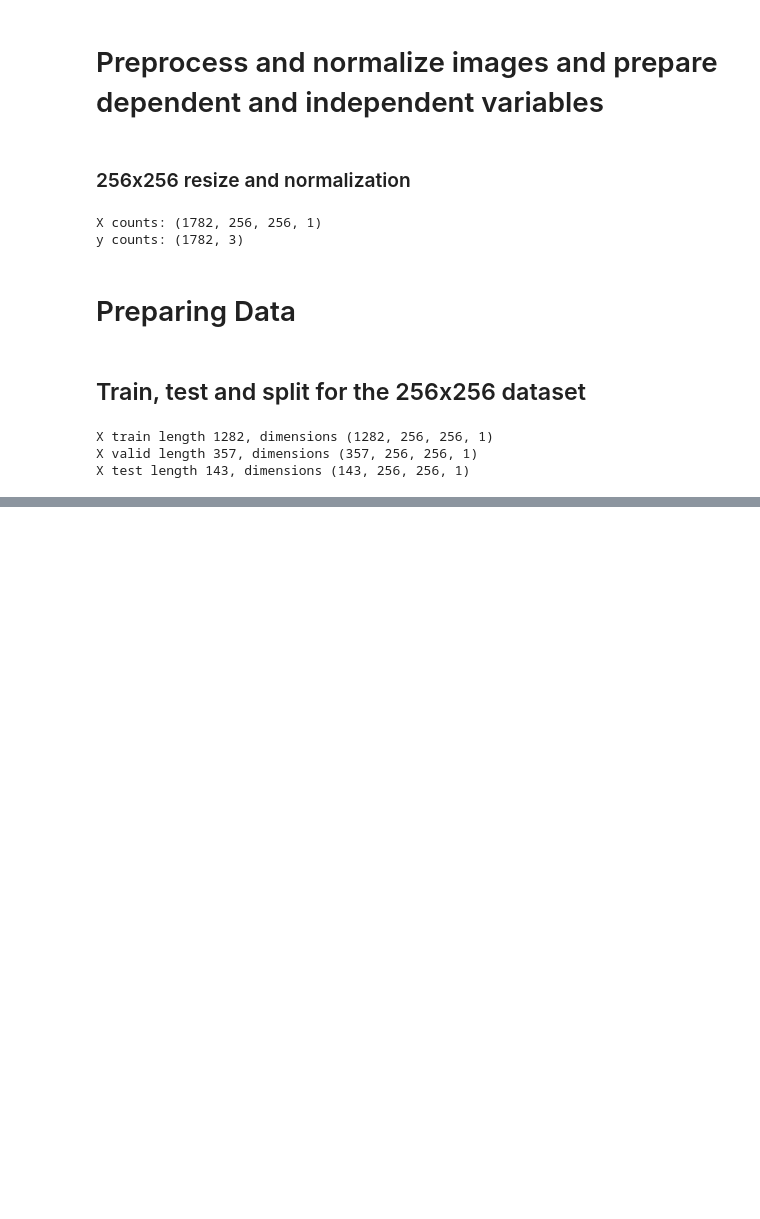
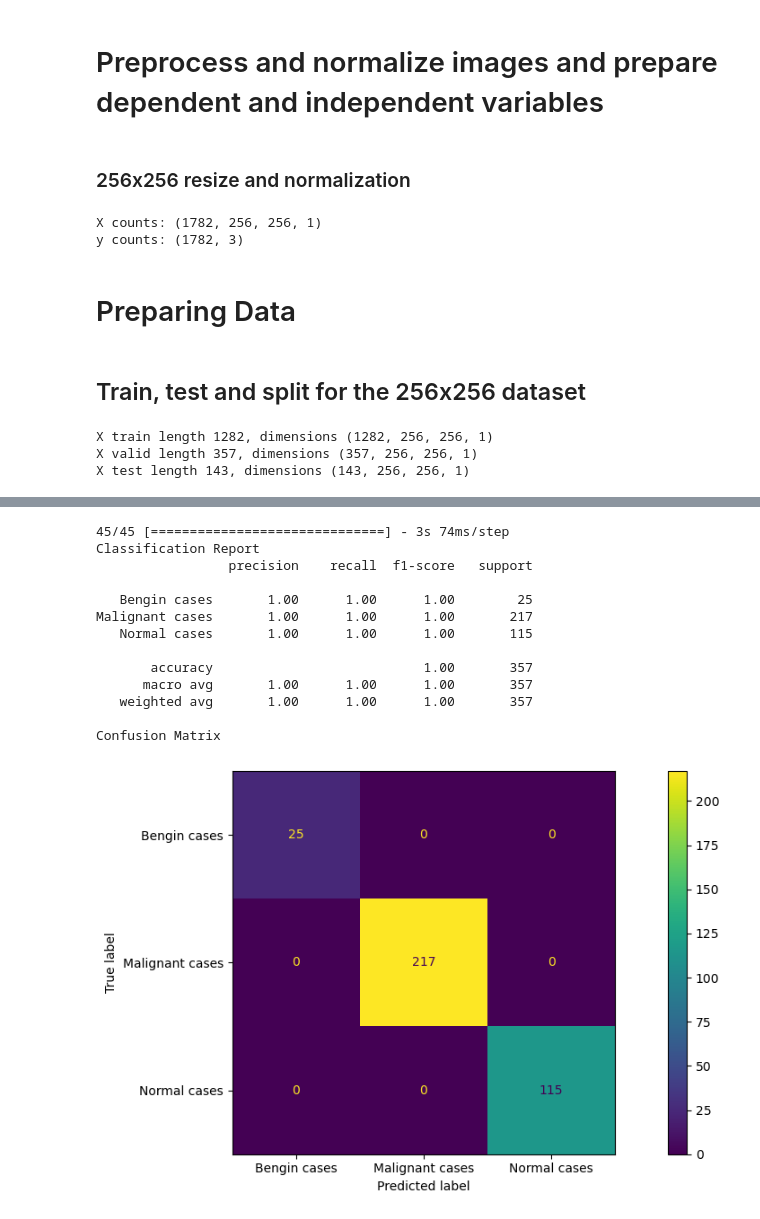
Before and after one commit to OmdenaAI/myanmar-chapter-chest-x-rays, a Jupyter notebook: src/visualizations/cancer-detection-model/lung-cancer-prediction-on-IQ-OTHNCCD-dataset_model4.ipynb, the cells around one changed output, grey strips where cells are left out. Cells and saved outputs as stored; diff of their text form; code cells hidden in the pictures; blank space fills up the shorter version.

Commit message:
Update README and add README to visualization/cancer-detection-model also add classification report and confusion matrix to lung-cancer-prediction-on-IQ-OTHNCCD-dataset_model4.ipynb

```diff
--- a/src/visualizations/cancer-detection-model/lung-cancer-prediction-on-IQ-OTHNCCD-dataset_model4.ipynb
+++ b/src/visualizations/cancer-detection-model/lung-cancer-prediction-on-IQ-OTHNCCD-dataset_model4.ipynb
@@ -172,23 +193,18 @@ def process_normalize(directory, categories, image_size):
 
     return X, y
 
-def output_model_results(model, x_valid, y_valid, history):
-    '''Output confusion matrix and loss/accuracy plots
-        :model: NN model
-        :x_valid: X validation dataset
-        :y_valid: y validation dataset
+def output_loss_accuracy(history):
+    '''Output losss accuracy curves
         :history: History results from fit
     '''
-    y_pred = np.argmax(model.predict(x_valid), axis=1)
 
-    print(classification_report(np.argmax(y_valid, axis=1), y_pred))
     plt.plot(history.history['accuracy'], label='Train')
     plt.plot(history.history['val_accuracy'], label='Validation')
     plt.title('Model Accuracy')
     plt.ylabel('Accuracy')
     plt.xlabel('Epoch')
     plt.legend()
-    plt.show()
+    plt.show();
 
     plt.plot(history.history['loss'], label='Train')
     plt.plot(history.history['val_loss'], label='Validation')
@@ -196,7 +212,27 @@ def output_model_results(model, x_valid, y_valid, history):
     plt.ylabel('Loss')
     plt.xlabel('Epoch')
     plt.legend()
-    plt.show()
+    plt.show();
+
+def output_model_results(model, generator, categories):
+    '''Output confusion matrix and loss/accuracy plots
+        :model: NN model
+        :generator: generator used
+        :categories: Categories to use
+    '''
+    predict = model.predict(generator)
+    y_pred = np.argmax(predict, axis=1)
+    y_classes = predict.argmax(axis=-1)
+
+    print('Classification Report')
+    print(classification_report(y_classes, y_pred, target_names=categories))
+
+    print('Confusion Matrix')
+    cm = confusion_matrix(y_classes, y_pred)
+    disp = ConfusionMatrixDisplay(confusion_matrix=cm, display_labels=categories)
+    fig, ax = plt.subplots(figsize=(12, 5))
+    disp.plot(ax=ax);
+
 
 def build_basic_model(x):
     '''Create a very basic model
@@ -431 +472,19 @@ Validation Loss: 0.09965727478265762, Validation Accuracy: 0.9859943985939026
+# %%
+# Output classification and confusion matrix for validation
+output_model_results(loaded_model, validation_generator, categories)
+# %% [output]
+45/45 [==============================] - 3s 74ms/step
+Classification Report
+                 precision    recall  f1-score   support
+
+   Bengin cases       1.00      1.00      1.00        25
+Malignant cases       1.00      1.00      1.00       217
+   Normal cases       1.00      1.00      1.00       115
+
+       accuracy                           1.00       357
+      macro avg       1.00      1.00      1.00       357
+   weighted avg       1.00      1.00      1.00       357
+
+Confusion Matrix
+[figure, added]
 # %%
```
Also changed, not shown: parts of 12 cells of this notebook, 8 other files.
